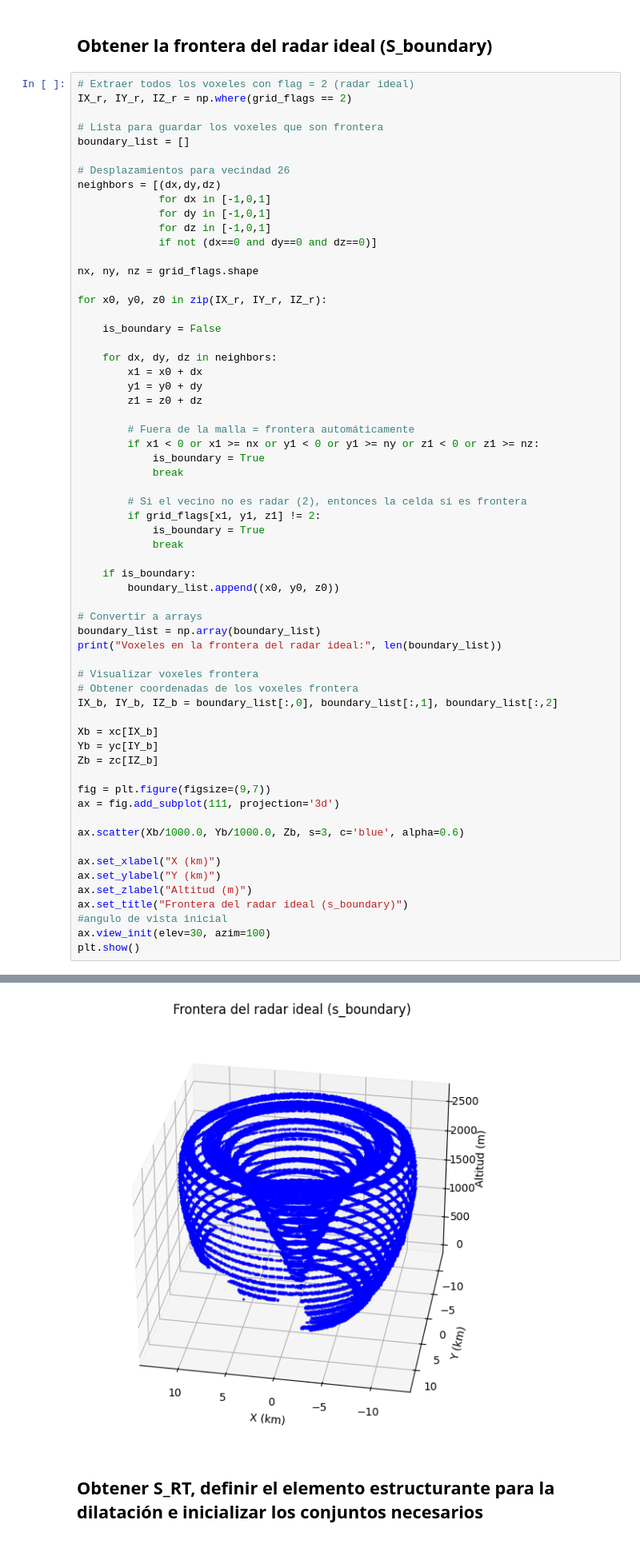
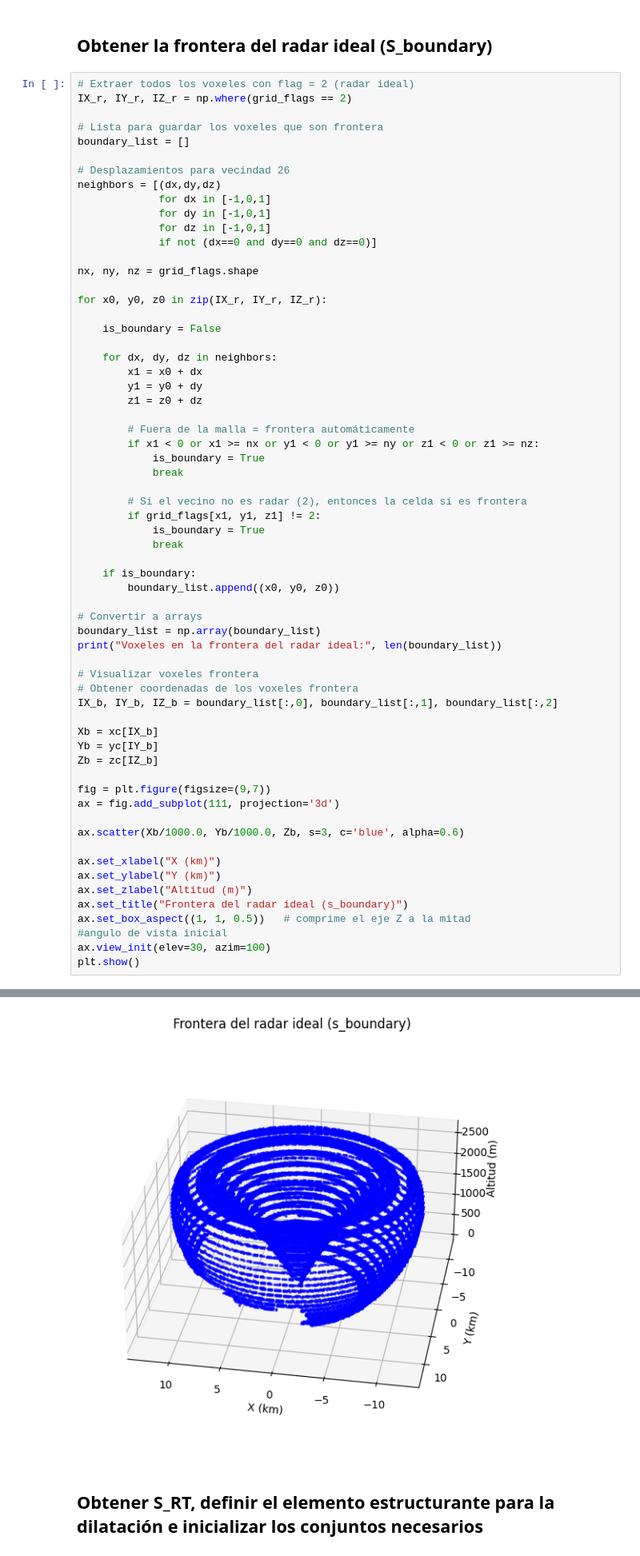
Before and after one commit to prm2419/Radar_coverage_with_DEM, a Jupyter notebook: Pruebas_tensores.ipynb, the cells around one changed output, grey strips where cells are left out. Shown at 80% size. Drawn from its saved outputs; the diff is of its cells as text.

```diff
--- a/Pruebas_tensores.ipynb
+++ b/Pruebas_tensores.ipynb
@@ -461,34 +462,35 @@ for x0, y0, z0 in zip(IX_r, IY_r, IZ_r):
 
     if is_boundary:
         boundary_list.append((x0, y0, z0))
 
 # Convertir a arrays
 boundary_list = np.array(boundary_list)
 print("Voxeles en la frontera del radar ideal:", len(boundary_list))
 
 # Visualizar voxeles frontera
 # Obtener coordenadas de los voxeles frontera
 IX_b, IY_b, IZ_b = boundary_list[:,0], boundary_list[:,1], boundary_list[:,2]
 
 Xb = xc[IX_b]
 Yb = yc[IY_b]
 Zb = zc[IZ_b]
 
 fig = plt.figure(figsize=(9,7))
 ax = fig.add_subplot(111, projection='3d')
 
 ax.scatter(Xb/1000.0, Yb/1000.0, Zb, s=3, c='blue', alpha=0.6)
 
 ax.set_xlabel("X (km)")
 ax.set_ylabel("Y (km)")
 ax.set_zlabel("Altitud (m)")
 ax.set_title("Frontera del radar ideal (s_boundary)")
+ax.set_box_aspect((1, 1, 0.5))   # comprime el eje Z a la mitad
 #angulo de vista inicial
 ax.view_init(elev=30, azim=100)
 plt.show()
 # %% [output]
 Voxeles en la frontera del radar ideal: 24239
-[figure, old version]
+[figure, new version]
 # %% [markdown]
 ## Obtener S_RT, definir el elemento estructurante para la dilatación e inicializar los conjuntos necesarios
 # %% [markdown]
```
Also changed, not shown: parts of 11 cells of this notebook.
